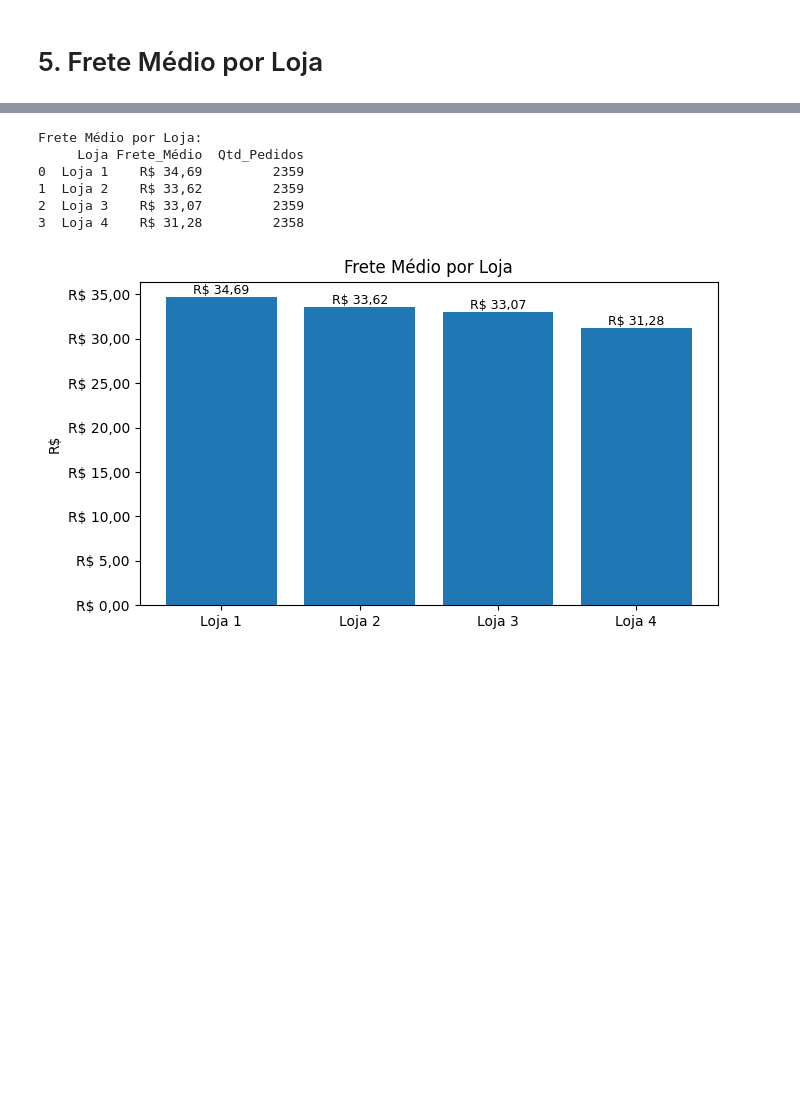
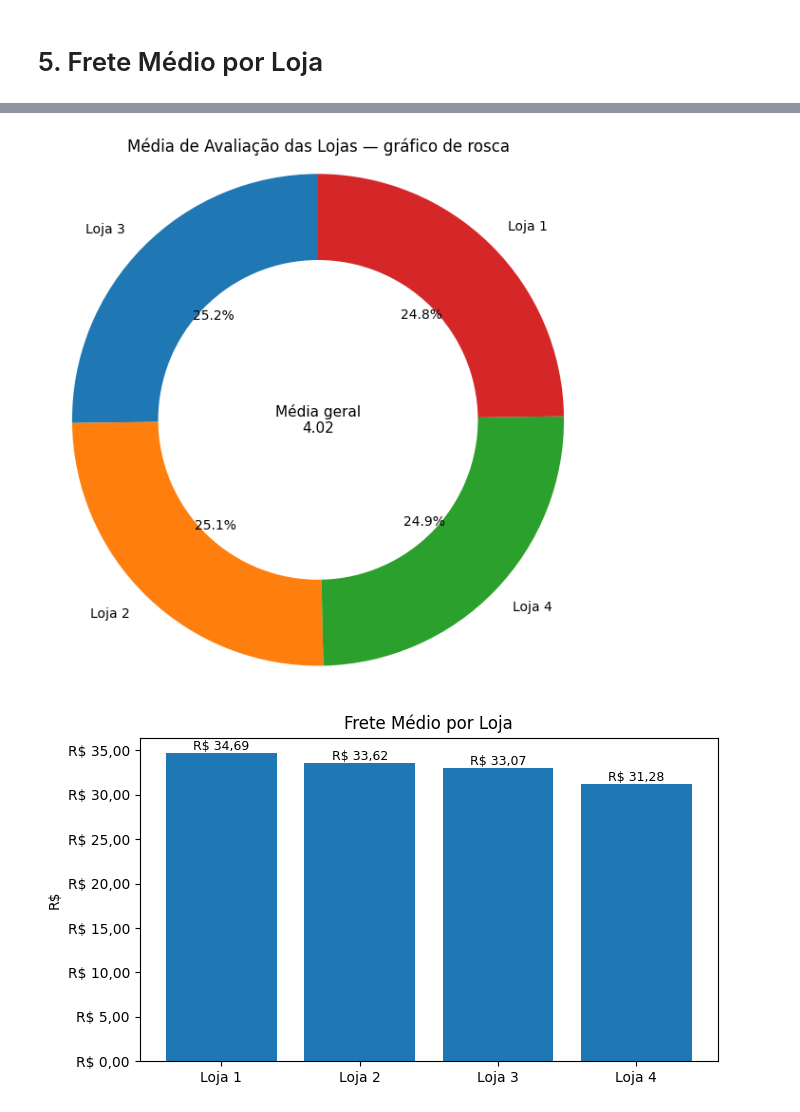
Before and after one commit to messias93/Challenge-Alura-Store, a Jupyter notebook: AluraStoreBr.ipynb, the cells around one changed output, grey strips where cells are left out. Cells and saved outputs as stored; diff of their text form; code cells hidden in the pictures; blank space fills up the shorter version.

```diff
--- a/AluraStoreBr.ipynb
+++ b/AluraStoreBr.ipynb
@@ -214,19 +233,26 @@ TOP produtos MAIS vendidos:
+# %%
+labels = media_avaliacao["Loja"]
+vals   = media_avaliacao["Média"]
+
+fig, ax = plt.subplots(figsize=(6,6))
+ax.pie(
+    vals,
+    labels=labels,
+    autopct=lambda pct: f'{pct:.1f}%',  # porcentual relativo ao total das médias
+    startangle=90,
+    wedgeprops=dict(width=0.35)         # largura < 1.0 => vira rosca
+)
+ax.set_title("Média de Avaliação das Lojas — gráfico de rosca")
+ax.axis('equal')  # deixa o círculo perfeito
+
+# info no centro (opcional): média geral
+ax.text(0, 0, f"Média geral\n{vals.mean():.2f}", ha="center", va="center", fontsize=11)
+
+plt.tight_layout()
+plt.show()
+# %% [output]
+[figure, added]
 # %%
-# Frete meédio por loja
-frete_medio_loja = (
-    lojas.groupby("Loja", as_index=False)
-         .agg(Frete_Médio=("Frete", "mean"),
-              Qtd_Pedidos=("Frete", "size"))
-         .sort_values("Frete_Médio", ascending=False)
-)
-
-frete_medio_loja["Frete_Médio"] = frete_medio_loja["Frete_Médio"].round(2)
-frete_medio_display = frete_medio_loja.copy()
-frete_medio_display["Frete_Médio"] = frete_medio_display["Frete_Médio"].map(brl)
-
-print("Frete Médio por Loja:")
-print(frete_medio_display)
-
 fmt = FuncFormatter(lambda x, pos: brl(x))
 plt.figure(figsize=(7,4))
 plt.bar(frete_medio_loja["Loja"], frete_medio_loja["Frete_Médio"])
@@ -238,10 +264,4 @@ for i, v in enumerate(frete_medio_loja["Frete_Médio"]):
 plt.tight_layout()
 plt.show()
 # %% [output]
-Frete Médio por Loja:
-     Loja Frete_Médio  Qtd_Pedidos
-0  Loja 1    R$ 34,69         2359
-1  Loja 2    R$ 33,62         2359
-2  Loja 3    R$ 33,07         2359
-3  Loja 4    R$ 31,28         2358
 [figure]
```
Also changed, not shown: parts of 6 cells of this notebook.
